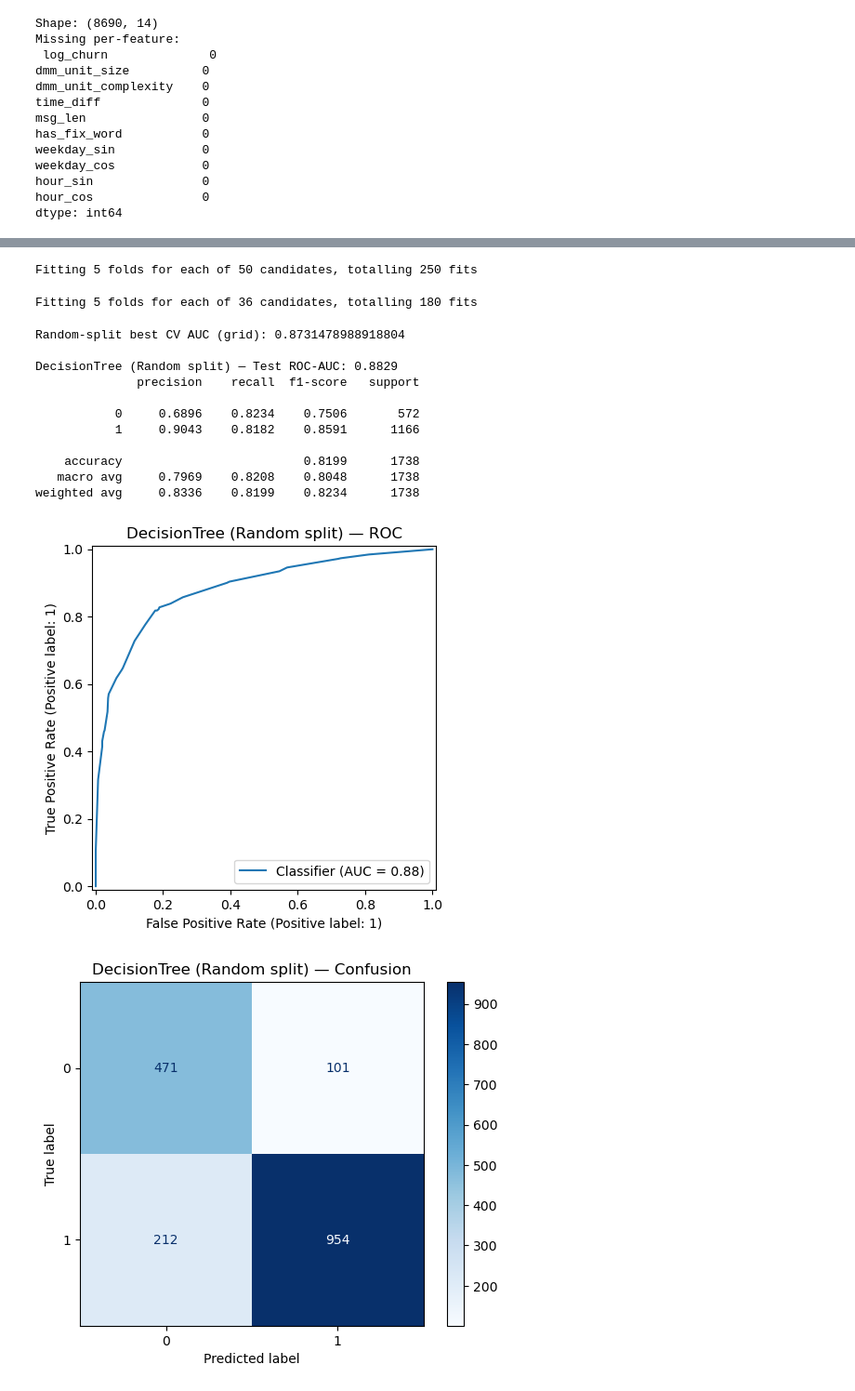
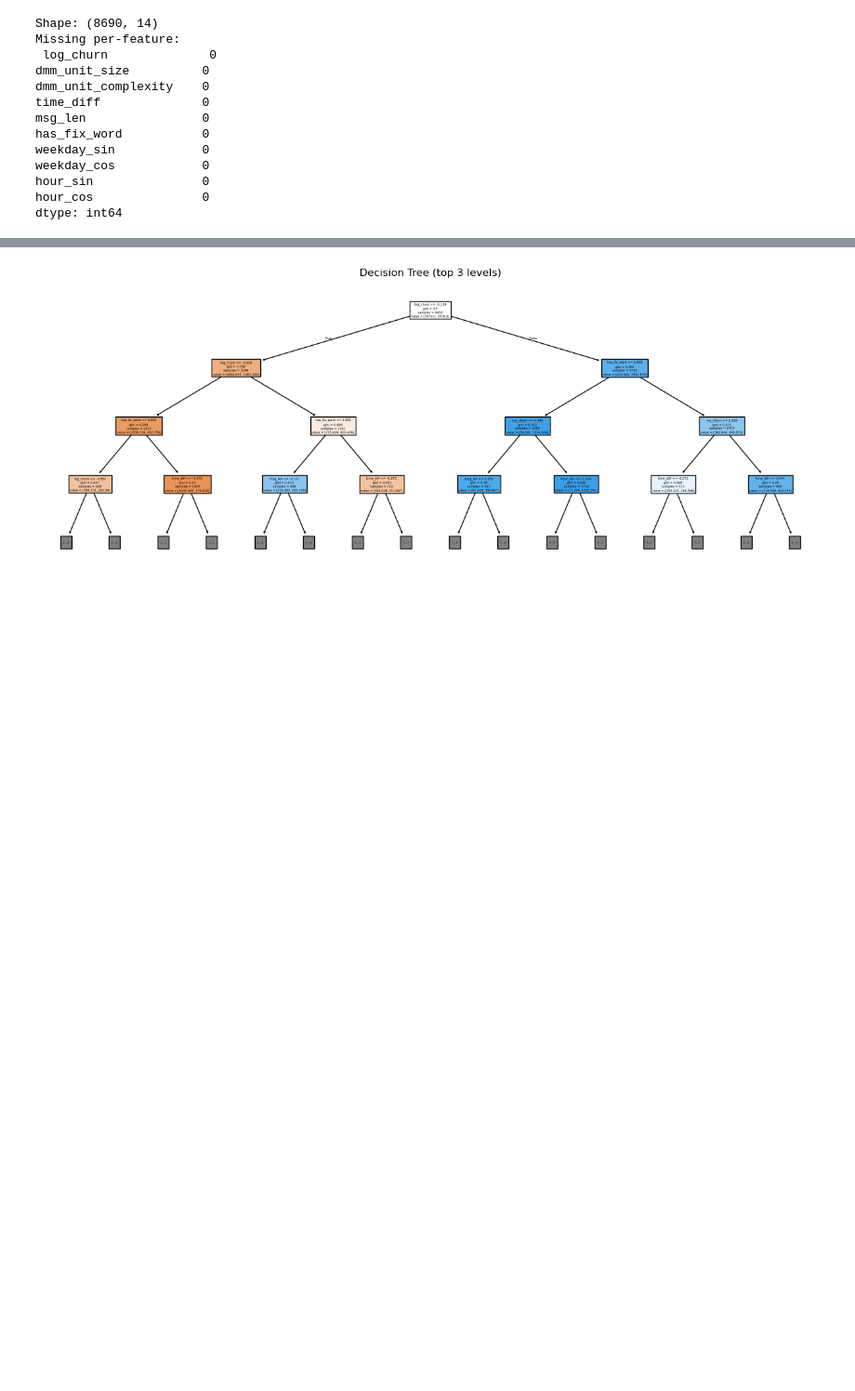
Before and after one commit to tolgakuntman/thesis, a Jupyter notebook: notebooks/model_training.ipynb, the cells around one changed output, grey strips where cells are left out. Shown at 93% size. Cells and saved outputs as stored; diff of their text form; code cells hidden in the pictures; blank space fills up the shorter version.

```diff
--- a/notebooks/model_training.ipynb
+++ b/notebooks/model_training.ipynb
@@ -56,8 +65,12 @@ def make_temporal_split(df, feature_cols, label_col='label', fraction_train=0.8)
 # create both splits
 X_train_rand, X_test_rand, y_train_rand, y_test_rand = make_stratified_split(X, y)
 X_train_temp, X_test_temp, y_train_temp, y_test_temp, df_sorted = make_temporal_split(df, feature_cols)
+w_train_rand  = compute_sample_weight('balanced', y_train_rand)
+w_train_temp  = compute_sample_weight('balanced', y_train_temp)
 print("Random split sizes:", X_train_rand.shape[0], X_test_rand.shape[0])
 print("Temporal split sizes:", X_train_temp.shape[0], X_test_temp.shape[0])
+print("Class distribution in temporal test set:\n", y_test_temp.value_counts(normalize=True))
+print("Class distribution in random test set:\n", y_test_rand.value_counts(normalize=True))
 # %% [output]
 Random split sizes: 6952 1738
 Temporal split sizes: 6952 1738
@@ -284,12 +558,3 @@ def tune_and_fit_dt(X_tr, y_tr, cv, groups_tr=None, n_iter=50, random_state=42):
 # %%
-def evaluate_model(est, X_test, y_test, name="model"):
-    y_prob = est.predict_proba(X_test)[:,1]
-    y_pred = (y_prob >= 0.5).astype(int)
-    auc = roc_auc_score(y_test, y_prob)
-    print(f"\n{name} — Test ROC-AUC: {auc:.4f}")
-    print(classification_report(y_test, y_pred, digits=4))
-    RocCurveDisplay.from_predictions(y_test, y_prob)
-    plt.title(f"{name} — ROC"); plt.show()
-    ConfusionMatrixDisplay.from_predictions(y_test, y_pred, cmap="Blues")
-    plt.title(f"{name} — Confusion"); plt.show()
-    return {"auc": auc, "y_prob": y_prob, "y_pred": y_pred}
+model = best_dt.named_steps['decisiontreeclassifier']
+print(f"Tree depth: {model.get_depth()} | Leaves: {model.get_n_leaves()}")
@@ -296,24 +563,6 @@ def evaluate_model(est, X_test, y_test, name="model"):
 # %%
-rand_rand, grid_rand = tune_and_fit_dt(X_train_rand, y_train_rand, cv=5, groups_tr=df.loc[y_train_rand.index, 'repo_url'])
-best_rand = grid_rand.best_estimator_
-rand_temp, grid_temp = tune_and_fit_dt(X_train_temp, y_train_temp, cv=5, groups_tr=df.loc[y_train_temp.index, 'repo_url'])
-best_temp = grid_temp.best_estimator_
-print("Random-split best CV AUC (grid):", grid_rand.best_score_)
-res_rand = evaluate_model(best_rand, X_test_rand, y_test_rand, name="DecisionTree (Random split)")
-print("Temporal-split best CV AUC (grid):", grid_temp.best_score_)
-res_temp = evaluate_model(best_temp, X_test_temp, y_test_temp, name="DecisionTree (Temporal split)")
-summary = pd.DataFrame([
-    {"split": "random", "cv_auc": grid_rand.best_score_, "test_auc": res_rand["auc"], "best_params": grid_rand.best_params_},
-    {"split": "temporal", "cv_auc": grid_temp.best_score_, "test_auc": res_temp["auc"], "best_params": grid_temp.best_params_}
-])
-print("\nSummary comparison:")
-display(summary)
-
-fi_rand = pd.Series(best_rand.feature_importances_, index=X.columns).sort_values(ascending=False)
-fi_temp = pd.Series(best_temp.feature_importances_, index=X.columns).sort_values(ascending=False)
-
-plt.figure(figsize=(12,4))
-plt.subplot(1,2,1); fi_rand.plot.bar(title="Feature importance (Random split)")
-plt.subplot(1,2,2); fi_temp.plot.bar(title="Feature importance (Temporal split)")
-plt.tight_layout(); plt.show()
+plt.figure(figsize=(16,6))
+plot_tree(model, feature_names=X.columns, filled=True, max_depth=3)
+plt.title("Decision Tree (top 3 levels)")
+plt.show()
 # %% [output]
@@ -322,15 +569 @@ Fitting 5 folds for each of 24 candidates, totalling 120 fits
-Fitting 5 folds for each of 50 candidates, totalling 250 fits
-Fitting 5 folds for each of 36 candidates, totalling 180 fits
-Random-split best CV AUC (grid): 0.8731478988918804
-
-DecisionTree (Random split) — Test ROC-AUC: 0.8829
-              precision    recall  f1-score   support
-
-           0     0.6896    0.8234    0.7506       572
-           1     0.9043    0.8182    0.8591      1166
-
-    accuracy                         0.8199      1738
-   macro avg     0.7969    0.8208    0.8048      1738
-weighted avg     0.8336    0.8199    0.8234      1738
-[figure, old version]
+[figure, new version]
-[figure, removed]
```
Also changed, not shown: parts of 30 cells of this notebook, 1 other file.
